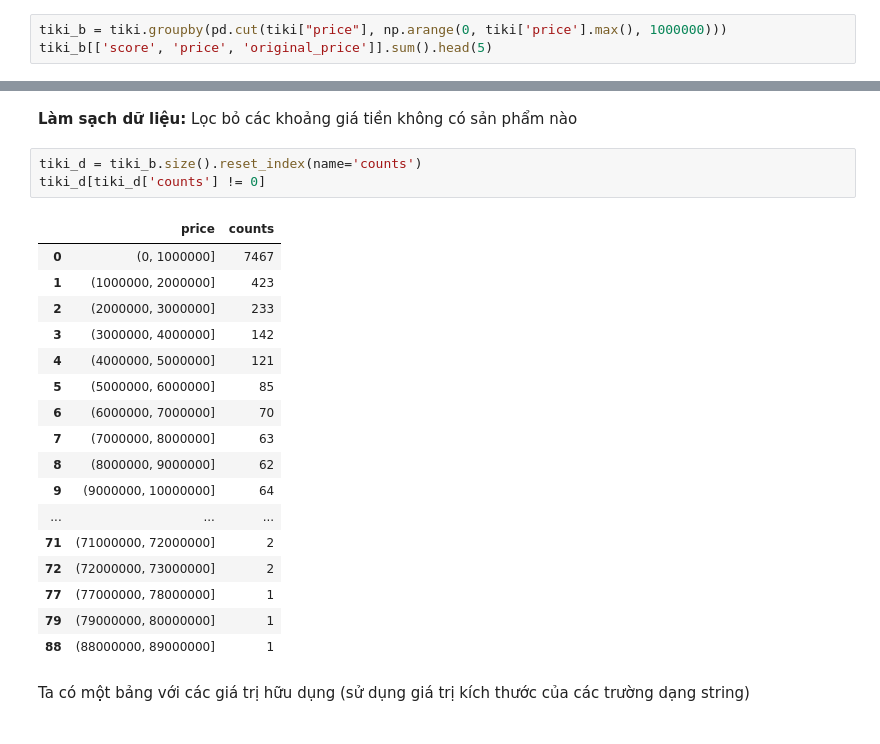
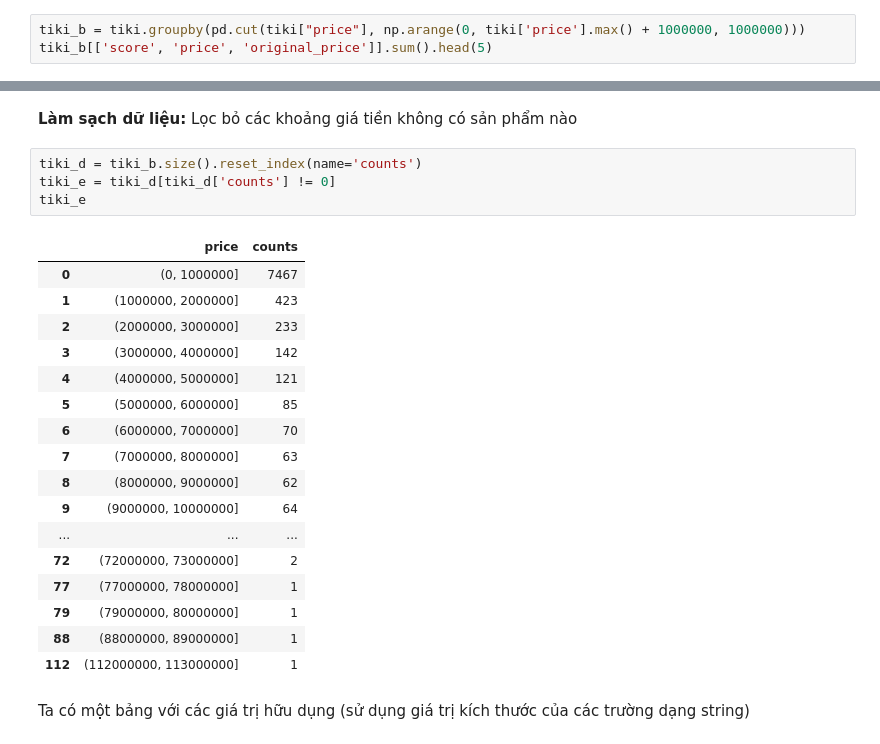
Before and after one commit to tamtamxtamtam/NguyenThiMinhTam_18021113_Nhom5_DataUnderstandingAndVisualization, a Jupyter notebook: Week4DataUnderstandingAndVisualization.ipynb, the cells around one changed output, grey strips where cells are left out. Drawn from its saved outputs; the diff is of its cells as text.

```diff
--- a/Week4DataUnderstandingAndVisualization.ipynb
+++ b/Week4DataUnderstandingAndVisualization.ipynb
@@ -158,7 +158,7 @@ tiki_a.sample(5)
 # %% [markdown]
 Nhóm các sản phẩm theo giá tiền (bước giá 1.000.000)
 # %%
-tiki_b = tiki.groupby(pd.cut(tiki["price"], np.arange(0, tiki['price'].max(), 1000000)))
+tiki_b = tiki.groupby(pd.cut(tiki["price"], np.arange(0, tiki['price'].max() + 1000000, 1000000)))
 tiki_b[['score', 'price', 'original_price']].sum().head(5)
 # %% [output]
 |  | score | price | original_price |
@@ -172,25 +172,26 @@ tiki_b[['score', 'price', 'original_price']].sum().head(5)
 **Làm sạch dữ liệu:** Lọc bỏ các khoảng giá tiền không có sản phẩm nào
 # %%
 tiki_d = tiki_b.size().reset_index(name='counts')
-tiki_d[tiki_d['counts'] != 0]
+tiki_e = tiki_d[tiki_d['counts'] != 0]
+tiki_e
 # %% [output]
 |  | price | counts |
 | 0 | (0, 1000000] | 7467 |
 | 1 | (1000000, 2000000] | 423 |
 | 2 | (2000000, 3000000] | 233 |
 | 3 | (3000000, 4000000] | 142 |
 | 4 | (4000000, 5000000] | 121 |
 | 5 | (5000000, 6000000] | 85 |
 | 6 | (6000000, 7000000] | 70 |
 | 7 | (7000000, 8000000] | 63 |
 | 8 | (8000000, 9000000] | 62 |
 | 9 | (9000000, 10000000] | 64 |
 | ... | ... | ... |
-| 71 | (71000000, 72000000] | 2 |
 | 72 | (72000000, 73000000] | 2 |
 | 77 | (77000000, 78000000] | 1 |
 | 79 | (79000000, 80000000] | 1 |
 | 88 | (88000000, 89000000] | 1 |
+| 112 | (112000000, 113000000] | 1 |
 # %% [markdown]
 Ta có một bảng với các giá trị hữu dụng (sử dụng giá trị kích thước của các trường dạng string)
 # %%
```
